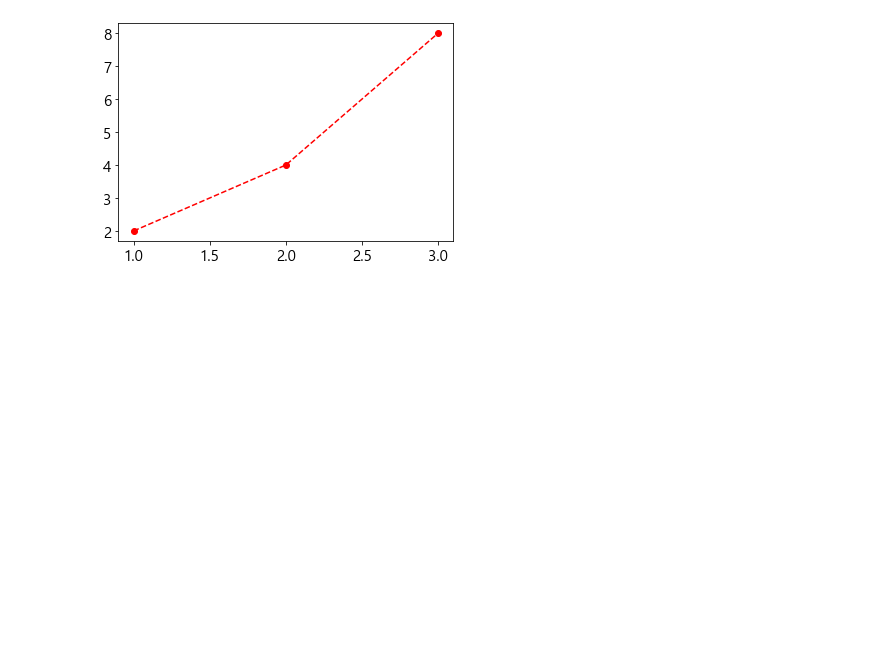
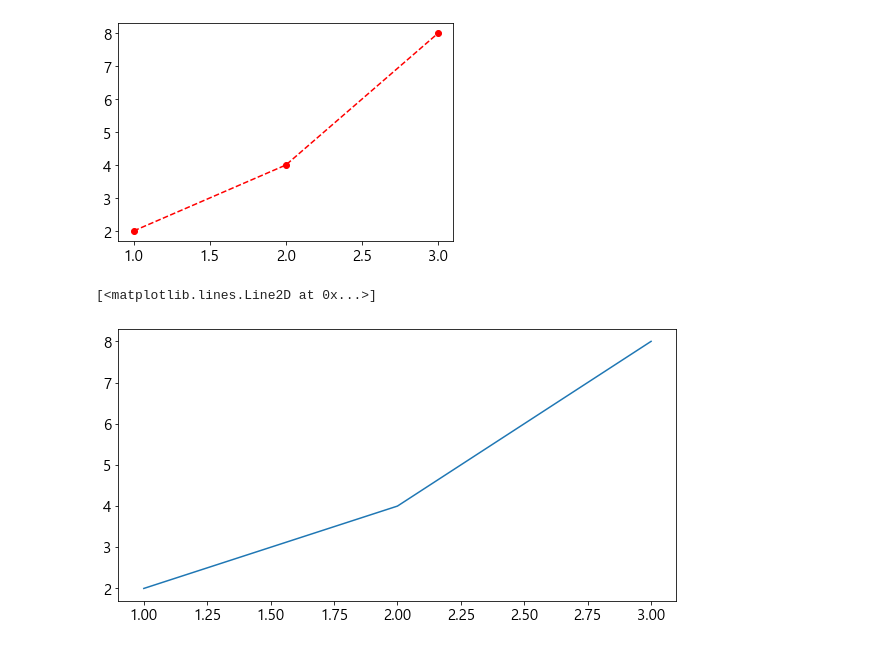
Before and after one commit to dmsxo0691/Java-Python, a Jupyter notebook: 20221031/graph2.ipynb, the cells around one changed output. Cells and saved outputs as stored; diff of their text form; code cells hidden in the pictures; blank space fills up the shorter version.

Commit message:
feat: graph4

```diff
--- a/20221031/graph2.ipynb
+++ b/20221031/graph2.ipynb
@@ -102,3 +102,9 @@ plt.plot(x,y, 'ro--') # color = red, marker = o, linestyle = --
 # %% [output]
 [<matplotlib.lines.Line2D at 0x...>]
 [figure]
+# %%
+plt.figure(figsize=(10,5))
+plt.plot(x,y)
+# %% [output]
+[<matplotlib.lines.Line2D at 0x...>]
+[figure, added]
```
Also changed, not shown: parts of 9 cells of this notebook, 1 other file.
